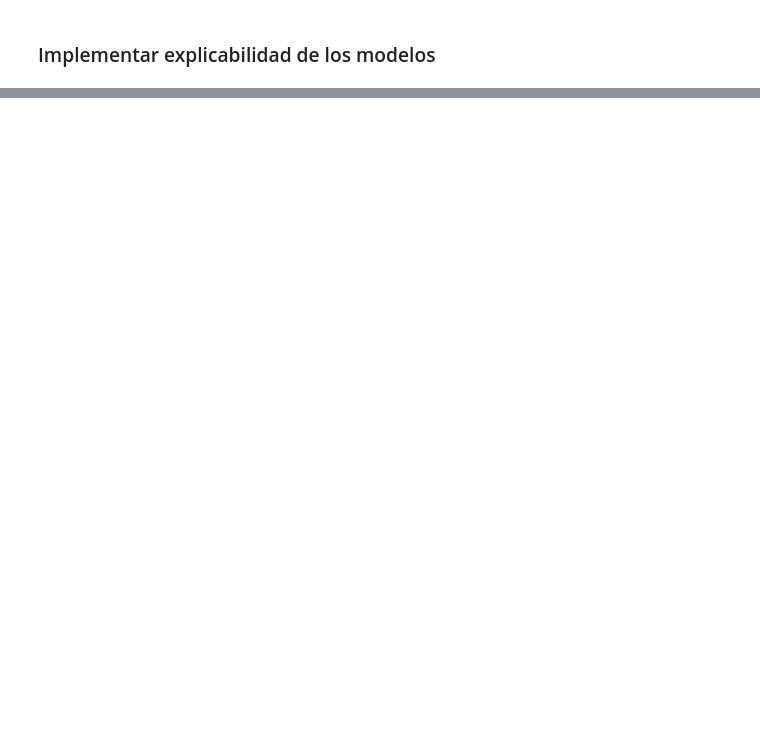
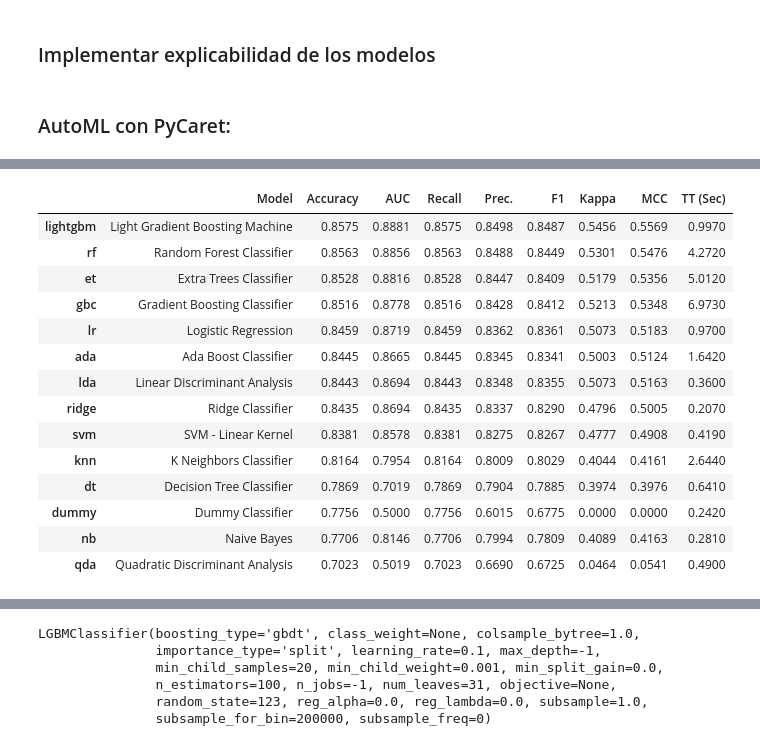
Before and after one commit to MariaCeli/AA1-TUIA-Celi-Grimaldi-Porcelli, a Jupyter notebook: TP-clasificacion-AA1.ipynb, the cells around one changed output, grey strips where cells are left out. Saved outputs shown, nothing was run; the diff lists cells and outputs as text; code cells hidden in the pictures; blank space fills up the shorter version.

Commit message:
AutoML con PyCaret

```diff
--- a/TP-clasificacion-AA1.ipynb
+++ b/TP-clasificacion-AA1.ipynb
@@ -949,3 +951,29 @@ explainer = shap.Explainer(modelo, X_test_final)
 
 # Calcular valores SHAP para el conjunto de test
 shap_values = explainer(X_test_final)
+# %% [markdown]
+### AutoML con PyCaret:
+# %%
+#!pip install pycaret
+
+# Importar PyCaret
+from pycaret.classification import *
+
+# dataframe de entrenamiento con X e y unidos
+df_train = X_train_full.copy()
+df_train['target'] = y_train
+
+# configurar/inicializar entorno de PyCaret
+setup(data=df_train,
+      target='target',
+      session_id=123,
+      normalize=True,
+      verbose=False,
+      use_gpu=False)
+
+# Compararamos todos los modelos de clasificación disponibles
+best_model = compare_models()
+
+# detalles de los mejores modelos
+print(best_model)
+# %% [output]
@@ -951,0 +981,15 @@ shap_values = explainer(X_test_final)
+|  | Model | Accuracy | AUC | Recall | Prec. | F1 | Kappa | MCC | TT (Sec) |
+| lightgbm | Light Gradient Boosting Machine | 0.8575 | 0.8881 | 0.8575 | 0.8498 | 0.8487 | 0.5456 | 0.5569 | 0.9970 |
+| rf | Random Forest Classifier | 0.8563 | 0.8856 | 0.8563 | 0.8488 | 0.8449 | 0.5301 | 0.5476 | 4.2720 |
+| et | Extra Trees Classifier | 0.8528 | 0.8816 | 0.8528 | 0.8447 | 0.8409 | 0.5179 | 0.5356 | 5.0120 |
+| gbc | Gradient Boosting Classifier | 0.8516 | 0.8778 | 0.8516 | 0.8428 | 0.8412 | 0.5213 | 0.5348 | 6.9730 |
+| lr | Logistic Regression | 0.8459 | 0.8719 | 0.8459 | 0.8362 | 0.8361 | 0.5073 | 0.5183 | 0.9700 |
+| ada | Ada Boost Classifier | 0.8445 | 0.8665 | 0.8445 | 0.8345 | 0.8341 | 0.5003 | 0.5124 | 1.6420 |
+| lda | Linear Discriminant Analysis | 0.8443 | 0.8694 | 0.8443 | 0.8348 | 0.8355 | 0.5073 | 0.5163 | 0.3600 |
+| ridge | Ridge Classifier | 0.8435 | 0.8694 | 0.8435 | 0.8337 | 0.8290 | 0.4796 | 0.5005 | 0.2070 |
+| svm | SVM - Linear Kernel | 0.8381 | 0.8578 | 0.8381 | 0.8275 | 0.8267 | 0.4777 | 0.4908 | 0.4190 |
+| knn | K Neighbors Classifier | 0.8164 | 0.7954 | 0.8164 | 0.8009 | 0.8029 | 0.4044 | 0.4161 | 2.6440 |
+| dt | Decision Tree Classifier | 0.7869 | 0.7019 | 0.7869 | 0.7904 | 0.7885 | 0.3974 | 0.3976 | 0.6410 |
+| dummy | Dummy Classifier | 0.7756 | 0.5000 | 0.7756 | 0.6015 | 0.6775 | 0.0000 | 0.0000 | 0.2420 |
+| nb | Naive Bayes | 0.7706 | 0.8146 | 0.7706 | 0.7994 | 0.7809 | 0.4089 | 0.4163 | 0.2810 |
+| qda | Quadratic Discriminant Analysis | 0.7023 | 0.5019 | 0.7023 | 0.6690 | 0.6725 | 0.0464 | 0.0541 | 0.4900 |
@@ -951,0 +997,6 @@ shap_values = explainer(X_test_final)
+LGBMClassifier(boosting_type='gbdt', class_weight=None, colsample_bytree=1.0,
+               importance_type='split', learning_rate=0.1, max_depth=-1,
+               min_child_samples=20, min_child_weight=0.001, min_split_gain=0.0,
+               n_estimators=100, n_jobs=-1, num_leaves=31, objective=None,
+               random_state=123, reg_alpha=0.0, reg_lambda=0.0, subsample=1.0,
+               subsample_for_bin=200000, subsample_freq=0)
```
Also changed, not shown: parts of 8 cells of this notebook, 1 other file.
